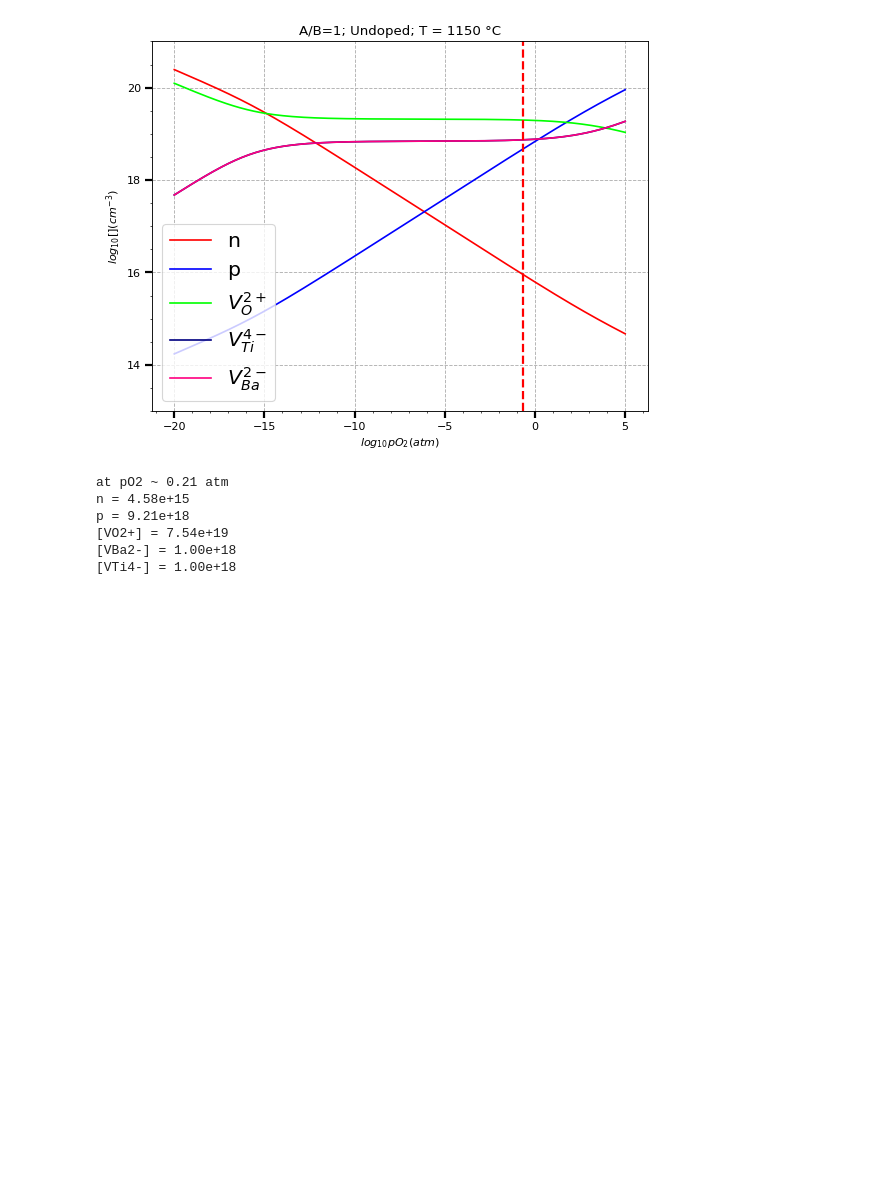
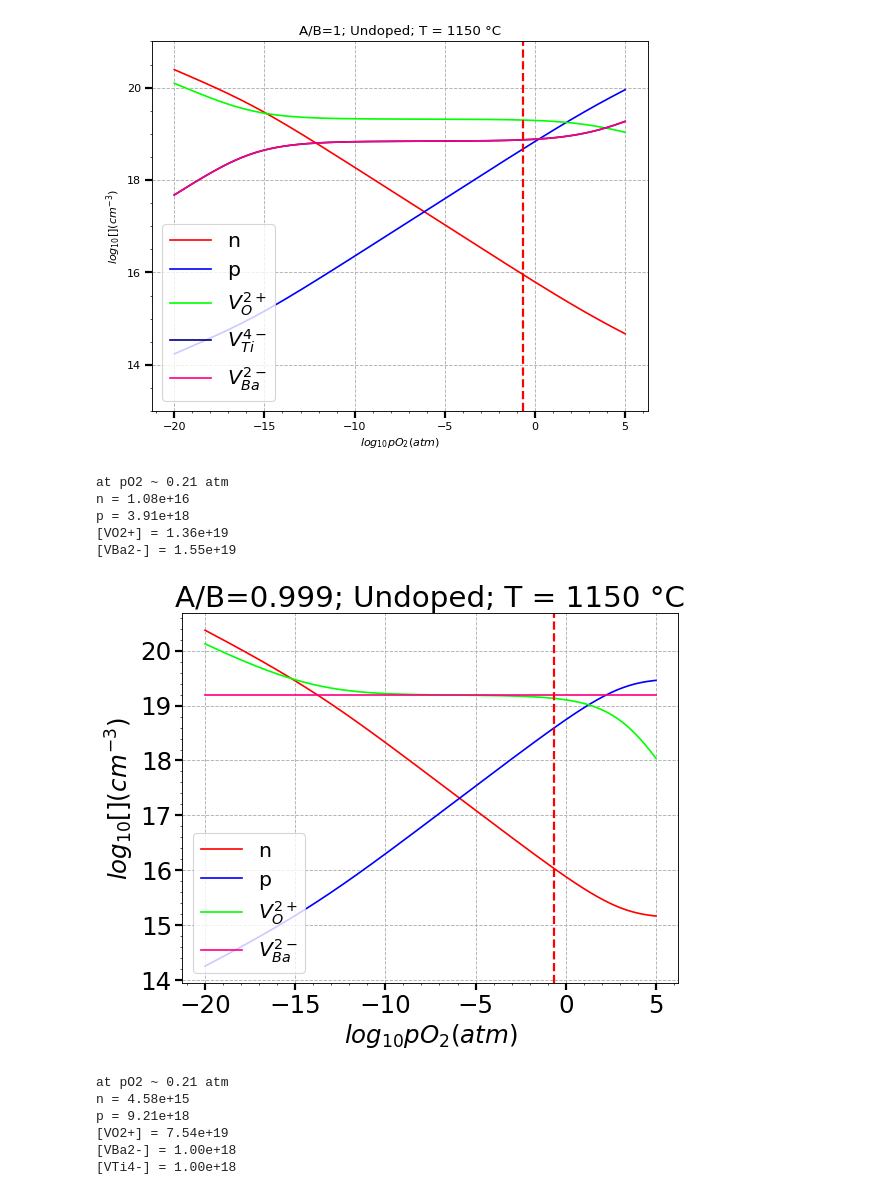
Before and after one commit to seonghwh/Defect-Structure, a Jupyter notebook: defect2.ipynb, the cells around one changed output. Drawn from its saved outputs; the diff is of its cells as text; code cells hidden in the pictures; blank space fills up the shorter version.

Commit message:
separate each composition part_undoped fin

```diff
--- a/defect2.ipynb
+++ b/defect2.ipynb
@@ -182,6 +186,63 @@ p = 4.73e+18
 [VBa2-] = 7.40e+18
 [VTi4-] = 7.40e+18
 [figure]
+# %%
+"""
+[1-2] A/B = 0.999 & High T & Undoped
+
+KR = 1.06E71*np.exp(-5.69/(k*TK)): reduction reaction [ref]
+Ki = 8.55E44*np.exp(-2.91/(k*TK)): Intrinsic electron-hole generation [ref]
+KPSB = (1.15E22)**2*np.exp(10.15)*np.exp(-2.32/(k*TK)) # partial Schottky reaction on Ti-rich; [VBa2-] is fixed
+
+Charge neutrality condition: p + 2[VO2+] = n + 2[VBa2-]
+"""
+
+ratio = 0.999
+
+# Calculate each defect concentration as a function of oxygen partial pressure
+for i in range(len(a)):
+    y = a[i] # y: oxygen partial pressure in atm
+
+    def f(x): # x: electron concentration in cm-3
+        return (x + 2*(1 - ratio)*1.55E22 - (Ki/x) - 2*(KR/((x**2)*(y**(1/2)))))
+    sol1 = brentq(f,1,1E30)
+
+    n[i] = np.array(sol1).astype(np.float64)
+    p[i] = Ki/n[i]
+    CVO2[i] = KR/((n[i]**2)*(y**(1/2)))
+    CVBa2[i] = (1 - ratio)*1.55E22
+
+fig = plt.figure(figsize=(8, 6), dpi=80)
+ax1= plt.subplot(111)
+ax1.set_title(f'A/B=0.999; Undoped; T = {TC} \u00B0C')
+# ax1.set_ylim(ymin=13, ymax=21)
+matplotlib.rcParams.update({'font.size': 22})
+ax1.tick_params(length=6, width=2)
+ax1.minorticks_on()
+ax1.plot(np.log10(a),np.log10(n),c =[255/255, 0/255, 0/255], label=r'n')
+ax1.plot(np.log10(a),np.log10(p), c =[0/255, 0/255, 255/255], label = r'p')
+ax1.plot(np.log10(a),np.log10(CVO2),c =[0/255, 255/255, 0/255], label = r'$V_O^{2+}$')
+ax1.plot(np.log10(a),np.log10(CVBa2), c =[255/255, 0/255, 128/255], label = r'$V_{Ba}^{2-}$')
+ax1.set_xlabel(r'$log_{10} \mathit{p}O_2 (atm)$')
+ax1.set_ylabel(r'$log_{10} [ ] (cm^{-3})$')
+ax1.legend(loc=3,fontsize='small')
+ax1.axvline(x=-0.67, color='r', linestyle='--', linewidth=2)
+ax1.grid(True, which='major', linestyle='--')
+
+print(
+    f'at pO2 ~ 0.21 atm\n'
+    f'n = {n[154]:.2e}\n'
+    f'p = {p[154]:.2e}\n'
+    f'[VO2+] = {CVO2[154]:.2e}\n'
+    f'[VBa2-] = {CVBa2[154]:.2e}'
+)
+# %% [output]
+at pO2 ~ 0.21 atm
+n = 1.08e+16
+p = 3.91e+18
+[VO2+] = 1.36e+19
+[VBa2-] = 1.55e+19
+[figure, added]
 # %%
 """
 [2] A/B = 1 & High T & Mg doped
```
Also changed, not shown: parts of 1 cell of this notebook, 4 other files.
